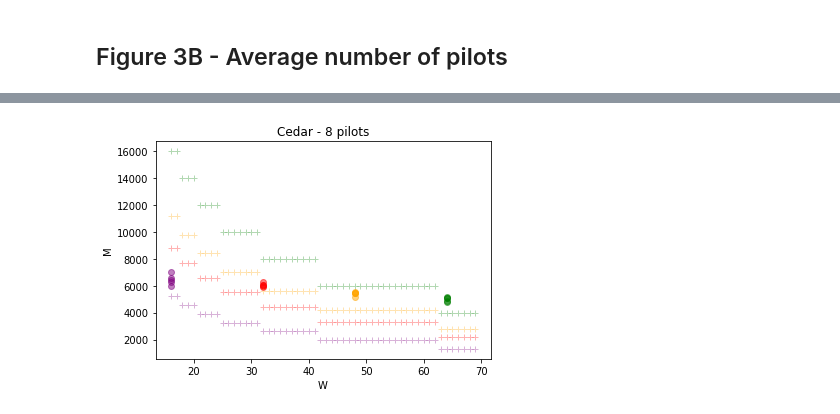
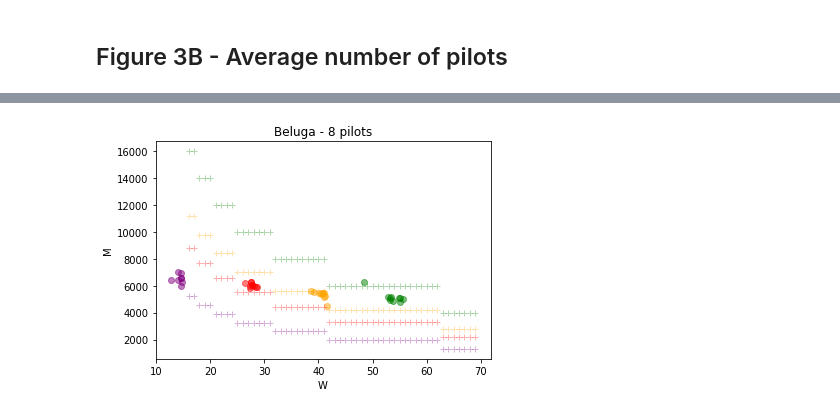
Before and after one commit to big-data-lab-team/spa, a Jupyter notebook: experiments/notebooks/spa-figures-BELUGA.ipynb, the cells around one changed output, grey strips where cells are left out. Cells and saved outputs as stored; diff of their text form; code cells hidden in the pictures.

Commit message:
fixed to figure generation script and updates to notebook

```diff
--- a/experiments/notebooks/spa-figures-BELUGA.ipynb
+++ b/experiments/notebooks/spa-figures-BELUGA.ipynb
@@ -183,11 +183,14 @@ def basic_model(xy1, xy2, xy3, xy4, num_pilots, xlabel, ylabel, system="Beluga",
     ax.scatter(xy3[0], xy3[1], c="orange", alpha=0.5)
     ax.scatter(xy4[0], xy4[1], c="green", alpha=0.5)
 
+    if len(xy1) > 2:
+        ax.scatter(xy1[2], xy1[3], c="purple", marker="v", alpha=0.8)
+        ax.scatter(xy2[2], xy2[3], c="red", marker="v", alpha=0.8)
+        ax.scatter(xy3[2], xy3[3], c="orange", marker="v", alpha=0.8)
+        ax.scatter(xy4[2], xy4[3], c="green", marker="v", alpha=0.8)
+
     get_c = lambda x, y, z=False: (10*(x+20)*125)/y if z else 10*(x+20)*np.ceil(125/y)
-    if type(num_pilots) == str:
-        ceil_results = True
-    else:
-        ceil_results=False
+    ceil_results = False
     n_workers = np.arange(16, 70)
 
     a = 0.3
@@ -195,6 +198,7 @@ def basic_model(xy1, xy2, xy3, xy4, num_pilots, xlabel, ylabel, system="Beluga",
     ax.plot(n_workers, get_c(90, n_workers, ceil_results), '+', c='red', alpha=a)
     ax.plot(n_workers, get_c(120, n_workers, ceil_results), '+', c='orange', alpha=a)
     ax.plot(n_workers, get_c(180, n_workers, ceil_results), '+', c='green', alpha=a)
+
 
     #b, m = np.polynomial.polynomial.polyfit(x, y, 1)
     #ax.plot(np.asarray(x), b + m*np.asarray(x), 'k-')
@@ -250,7 +262,7 @@ m_8p_1d = [(el['end_time'] - el['start_time'])
             for el in gf.pilots8 if el['success']
           and '1d' in el['name']]
 
-w_8p_1d = [el['worker_count']
+w_8p_1d = [gf.get_pilot_avgw(el, el)[0]
             for el in gf.pilots8 if el['success']
            and '1d' in el['name']]
 
@@ -258,14 +270,14 @@ m_8p_2d = [(el['end_time'] - el['start_time'])
             for el in gf.pilots8 if el['success']
           and '2d' in el['name']]
 
-w_8p_2d = [el['worker_count']
+w_8p_2d = [gf.get_pilot_avgw(el, el)[0]
             for el in gf.pilots8 if el['success']
            and '2d' in el['name']]
 m_8p_3d = [(el['end_time'] - el['start_time'])
             for el in gf.pilots8 if el['success']
           and '3d' in el['name']]
 
-w_8p_3d = [el['worker_count']
+w_8p_3d = [gf.get_pilot_avgw(el, el)[0]
             for el in gf.pilots8 if el['success']
            and '3d' in el['name']]
 
@@ -273,14 +285,14 @@ m_8p_4d = [(el['end_time'] - el['start_time'])
             for el in gf.pilots8 if el['success']
           and '4d' in el['name']]
 
-w_8p_4d = [el['worker_count']
+w_8p_4d = [gf.get_pilot_avgw(el, el)[0]
             for el in gf.pilots8 if el['success']
            and '4d' in el['name']]
 # %%
 basic_model((w_8p_1d, m_8p_1d),
             (w_8p_2d, m_8p_2d),
             (w_8p_3d, m_8p_3d), (w_8p_4d, m_8p_4d), 8,
                "W", "M",
-               system="Cedar")
+               system="Beluga")
 # %% [output]
-[figure, old version]
+[figure, new version]
```
Also changed, not shown: parts of 22 cells of this notebook, 1 other file.
